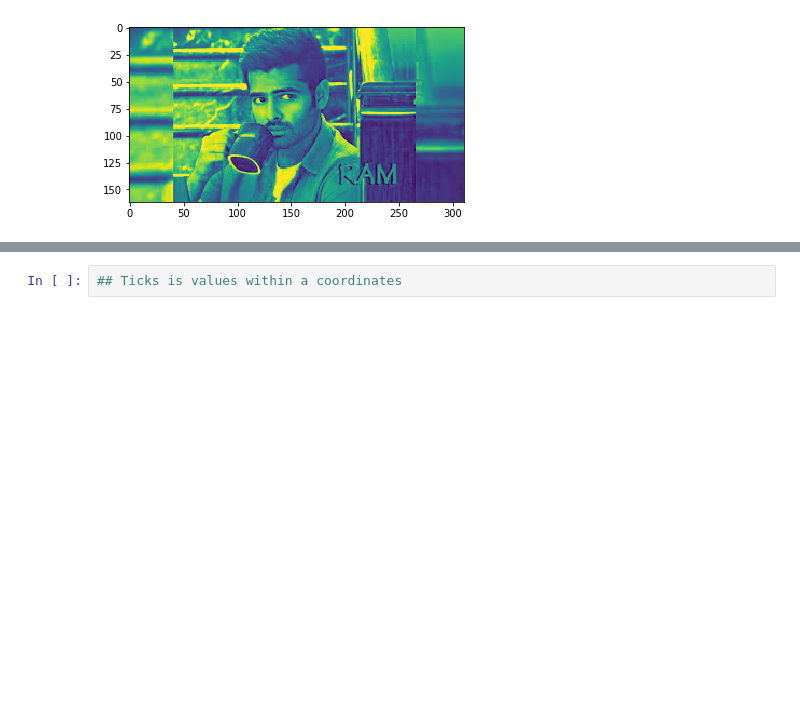
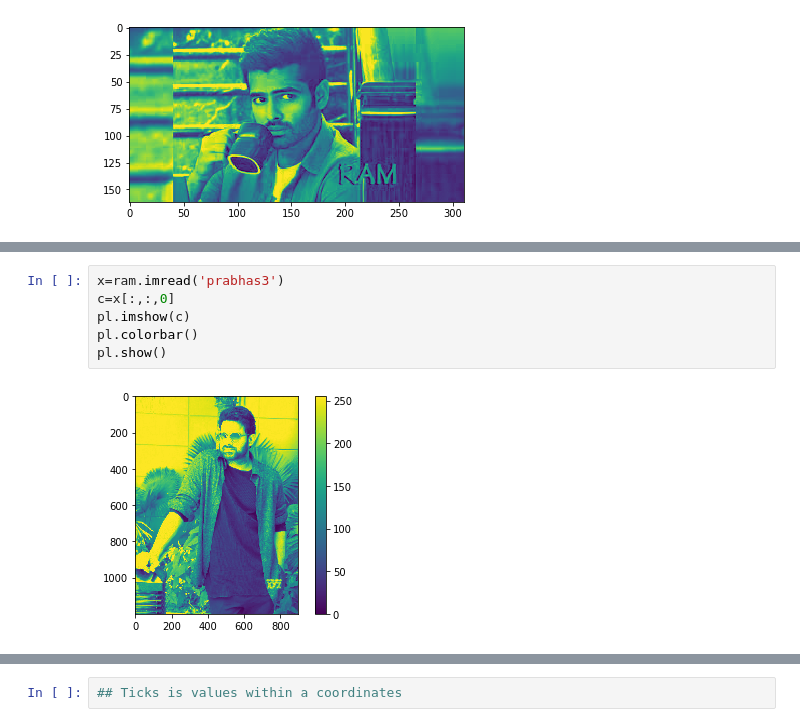
Before and after one commit to liki456/gitbasics-mstp-level1-546, a Jupyter notebook: 22-10-2019/22-10(Matplot).ipynb, the cells around one changed output, grey strips where cells are left out. Cells and saved outputs as stored; diff of their text form; blank space fills up the shorter version.

```diff
--- a/22-10-2019/22-10(Matplot).ipynb
+++ b/22-10-2019/22-10(Matplot).ipynb
@@ -163,0 +180,8 @@ pl.colorbar()
+# %%
+x=ram.imread('prabhas3')
+c=x[:,:,0]
+pl.imshow(c)
+pl.colorbar()
+pl.show()
+# %% [output]
+[figure, added]
```
Also changed, not shown: parts of 8 cells of this notebook, 5 other files.
